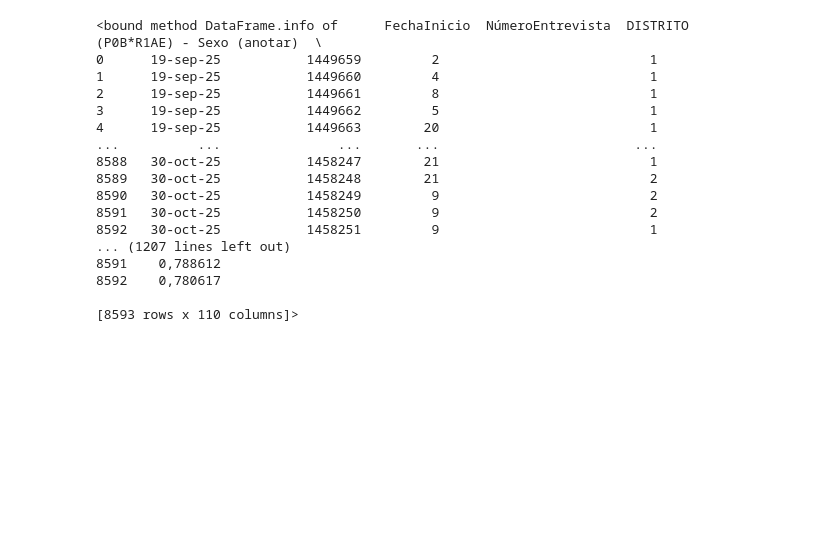
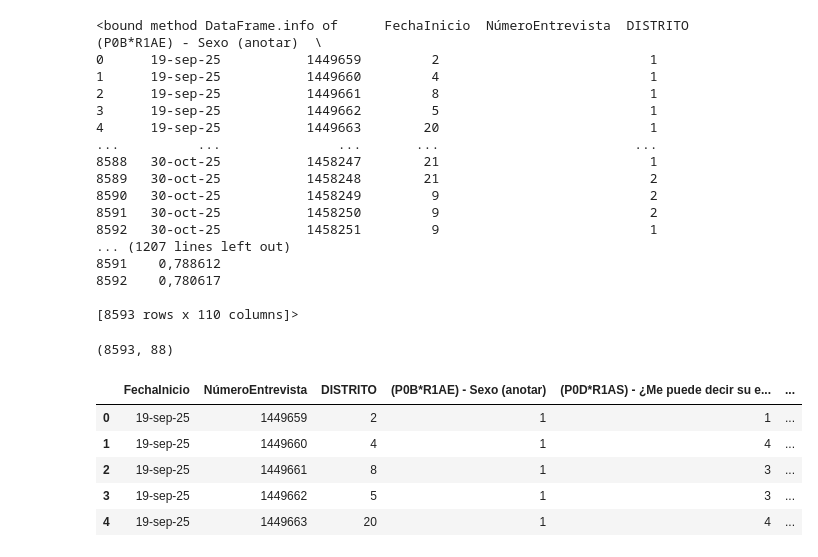
Before and after one commit to LorenaSerraSanchez/PROYECTO_MOD4, a Jupyter notebook: EDA_proyecto.ipynb, the cells around one changed output. Saved outputs shown, nothing was run; the diff lists cells and outputs as text; code cells hidden in the pictures; blank space fills up the shorter version.

Commit message:
df limpio

```diff
--- a/EDA_proyecto.ipynb
+++ b/EDA_proyecto.ipynb
@@ -114,0 +115,15 @@ lista_eliminar_2 = ['(P11*M10S) - a - Y en general', '(P12*M10S) - b - Durante e
+# %%
+df_limpio2 = df_limpio.drop(columns=lista_eliminar_2, errors='ignore')
+# %%
+df_limpio2.shape
+# %% [output]
+(8593, 88)
+# %%
+df_limpio2.head()
+# %% [output]
+|  | FechaInicio | NúmeroEntrevista | DISTRITO | (P0B*R1AE) - Sexo (anotar) | (P0D*R1AS) - ¿Me puede decir su e... | ... |
+| 0 | 19-sep-25 | 1449659 | 2 | 1 | 1 | ... |
+| 1 | 19-sep-25 | 1449660 | 4 | 1 | 4 | ... |
+| 2 | 19-sep-25 | 1449661 | 8 | 1 | 3 | ... |
+| 3 | 19-sep-25 | 1449662 | 5 | 1 | 3 | ... |
+| 4 | 19-sep-25 | 1449663 | 20 | 1 | 4 | ... |
```
Also changed, not shown: parts of 1 cell of this notebook.
